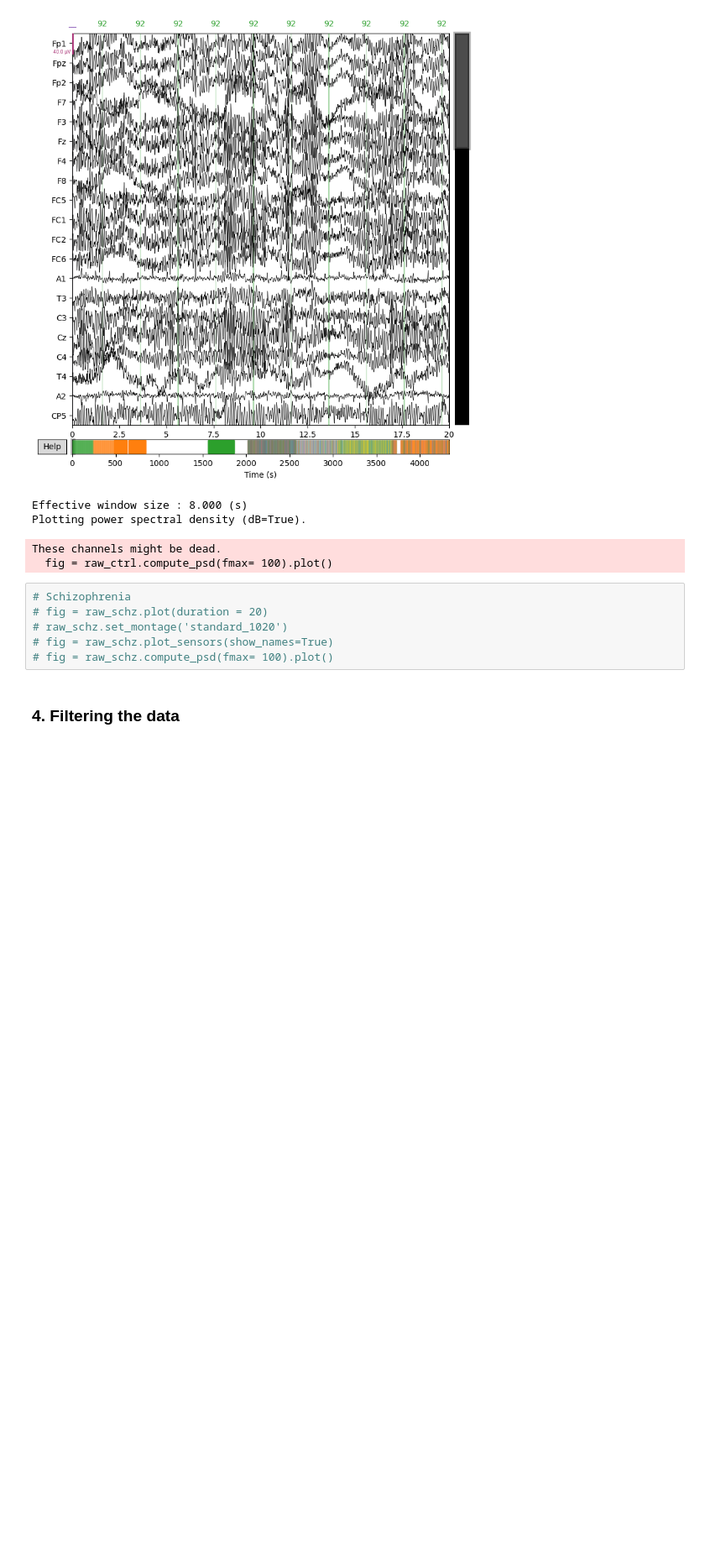
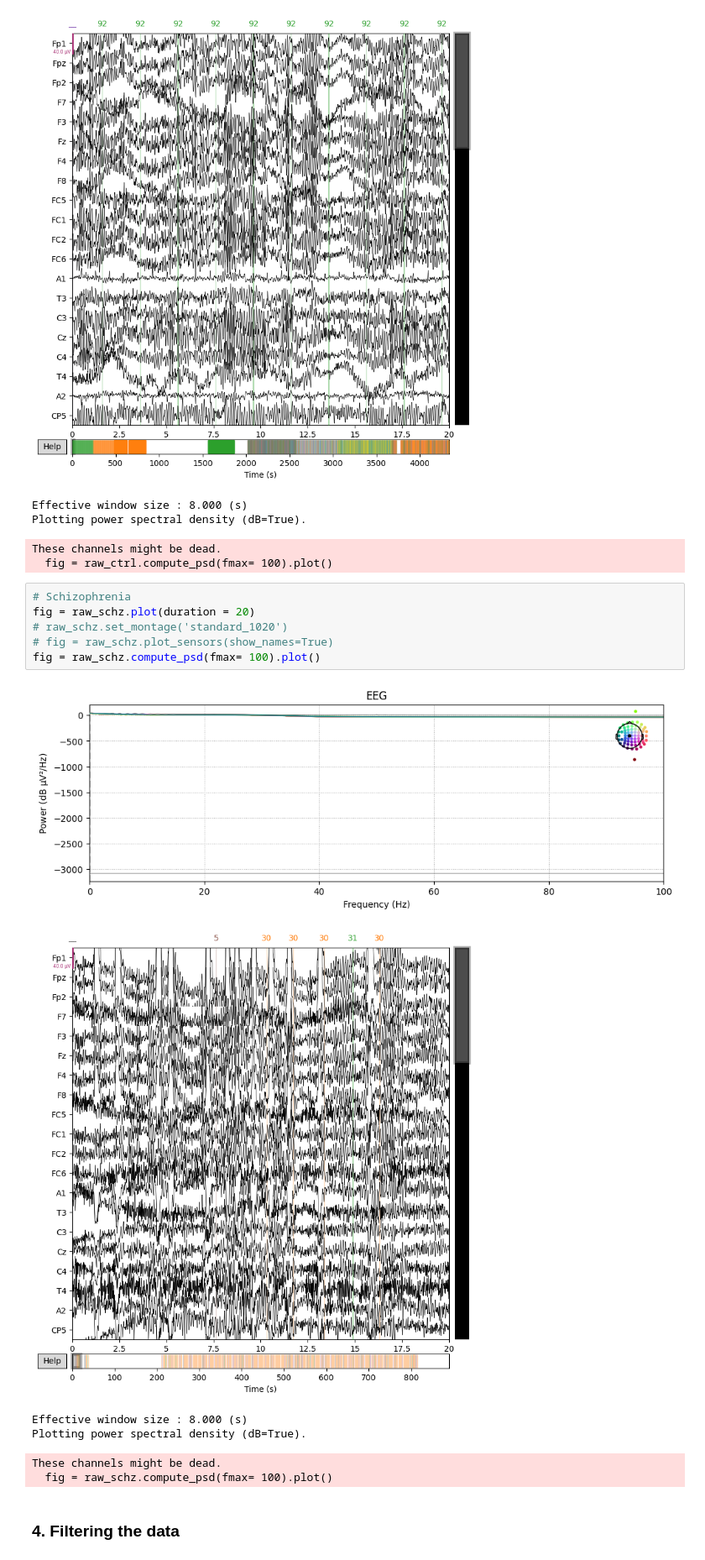
Before and after one commit to cesarz10/Neurophysiological-Signal-Processing-Project, a Jupyter notebook: CesarZapata_NSP_Project.ipynb, the cells around one changed output. Shown at 84% size. Saved outputs shown, nothing was run; the diff lists cells and outputs as text; blank space fills up the shorter version.

```diff
--- a/CesarZapata_NSP_Project.ipynb
+++ b/CesarZapata_NSP_Project.ipynb
@@ -84,10 +84,17 @@ These channels might be dead.
   fig = raw_ctrl.compute_psd(fmax= 100).plot()
 # %%
 # Schizophrenia
-# fig = raw_schz.plot(duration = 20)
+fig = raw_schz.plot(duration = 20)
 # raw_schz.set_montage('standard_1020')
 # fig = raw_schz.plot_sensors(show_names=True)
-# fig = raw_schz.compute_psd(fmax= 100).plot()
+fig = raw_schz.compute_psd(fmax= 100).plot()
+# %% [output]
+[figure, added]
+[figure, added]
+Effective window size : 8.000 (s)
+Plotting power spectral density (dB=True).
+These channels might be dead.
+  fig = raw_schz.compute_psd(fmax= 100).plot()
 # %% [markdown]
 ### 4. Filtering the data
 # %%
```
Also changed, not shown: parts of 4 cells of this notebook.
